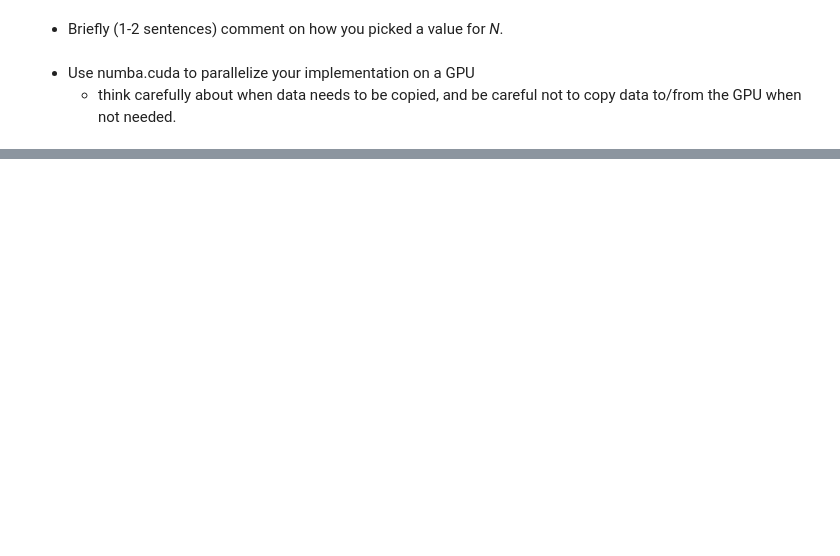
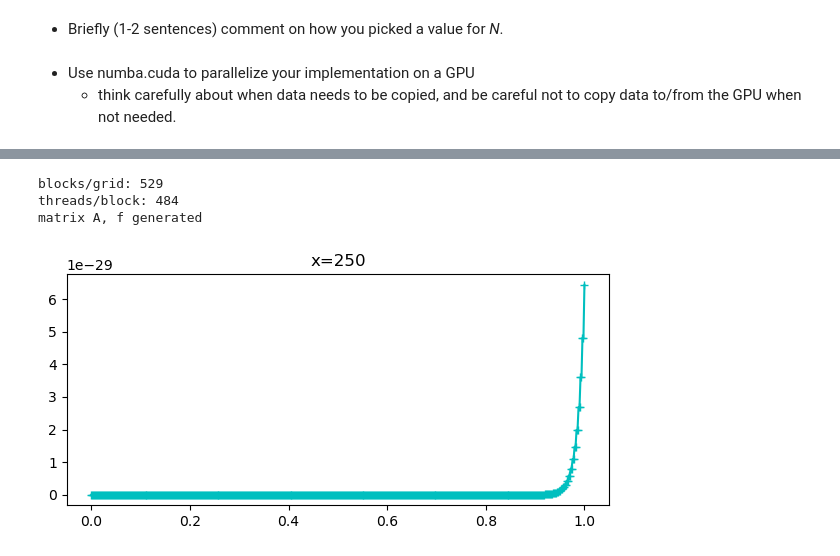
Before and after one commit to YRYoung/HPC, a Jupyter notebook: Assigenment/Assignment_2.ipynb, the cells around one changed output, grey strips where cells are left out. Drawn from its saved outputs; the diff is of its cells as text; code cells hidden in the pictures; blank space fills up the shorter version.

```diff
--- a/Assigenment/Assignment_2.ipynb
+++ b/Assigenment/Assignment_2.ipynb
@@ -412,0 +436,20 @@ plt.show()
+# %%
+from scipy.sparse.linalg import spsolve
+import matplotlib.pyplot as plt
+
+N = 500
+x = int(np.ceil(N / 2))
+A, f = generate_tem_mat_cuda(N)
+u = spsolve(A, f).reshape((N + 1, N + 1))
+
+fig, ax = plt.subplots(1, 1, figsize=(7, 3))
+t = np.linspace(0, 1, N + 1)
+ax.plot(t , u[:, x], 'c+-')
+ax.set_title('x=' + str(x))
+
+plt.show()
+# %% [output]
+blocks/grid: 529
+threads/block: 484
+matrix A, f generated
+[figure, added]
```
Also changed, not shown: parts of 17 cells of this notebook, 2 other files.
